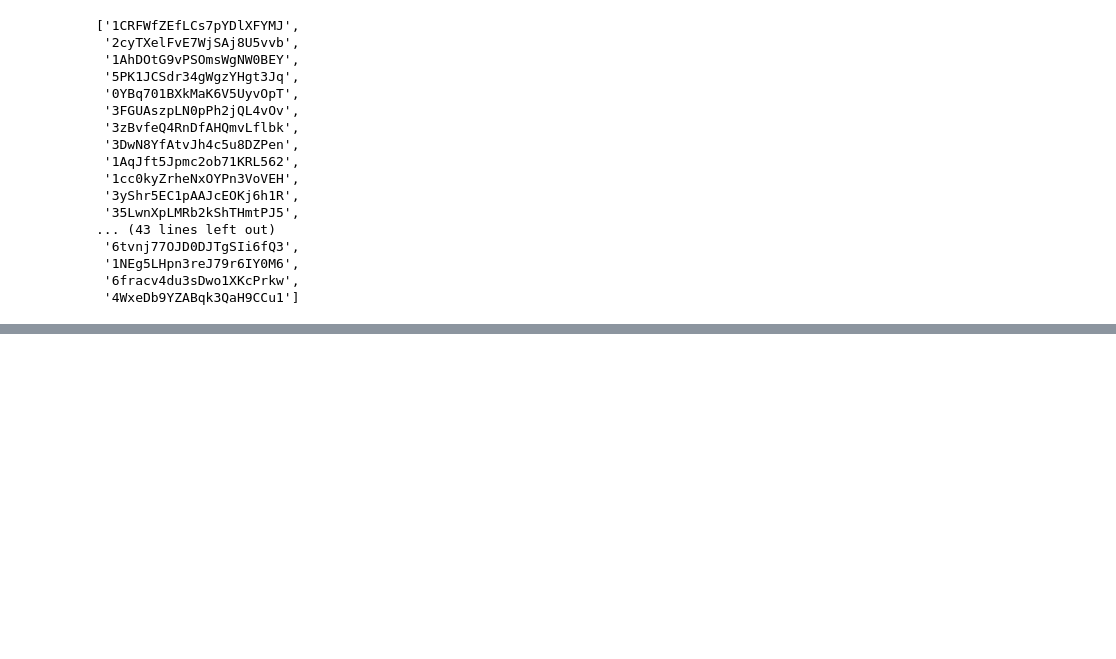
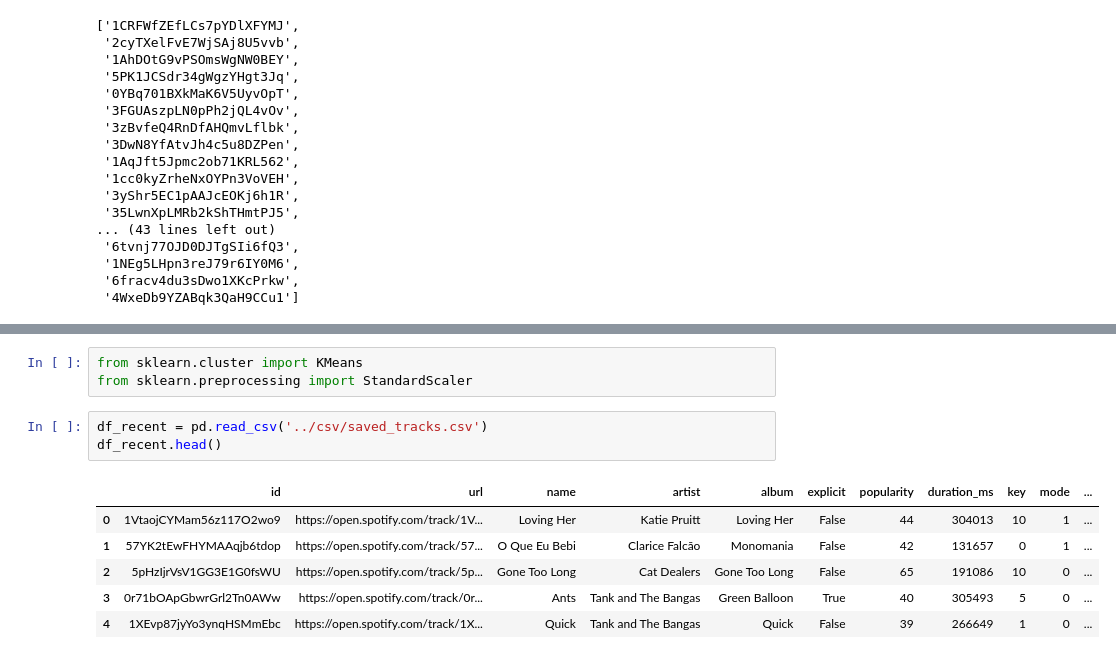
Before and after one commit to marcelodof/spotify-analysis, a Jupyter notebook: notebook/SpotifyExplorationNotebook.ipynb, the cells around one changed output, grey strips where cells are left out. Drawn from its saved outputs; the diff is of its cells as text; blank space fills up the shorter version.

Commit message:
Adding clustering

```diff
--- a/notebook/SpotifyExplorationNotebook.ipynb
+++ b/notebook/SpotifyExplorationNotebook.ipynb
@@ -153,0 +160,13 @@ tracks
+# %%
+from sklearn.cluster import KMeans
+from sklearn.preprocessing import StandardScaler
+# %%
+df_recent = pd.read_csv('../csv/saved_tracks.csv')
+df_recent.head()
+# %% [output]
+|  | id | url | name | artist | album | explicit | popularity | duration_ms | key | mode | ... |
+| 0 | 1VtaojCYMam56z117O2wo9 | https://open.spotify.com/track/1V... | Loving Her | Katie Pruitt | Loving Her | False | 44 | 304013 | 10 | 1 | ... |
+| 1 | 57YK2tEwFHYMAAqjb6tdop | https://open.spotify.com/track/57... | O Que Eu Bebi | Clarice Falcão | Monomania | False | 42 | 131657 | 0 | 1 | ... |
+| 2 | 5pHzIjrVsV1GG3E1G0fsWU | https://open.spotify.com/track/5p... | Gone Too Long | Cat Dealers | Gone Too Long | False | 65 | 191086 | 10 | 0 | ... |
+| 3 | 0r71bOApGbwrGrl2Tn0AWw | https://open.spotify.com/track/0r... | Ants | Tank and The Bangas | Green Balloon | True | 40 | 305493 | 5 | 0 | ... |
+| 4 | 1XEvp87jyYo3ynqHSMmEbc | https://open.spotify.com/track/1X... | Quick | Tank and The Bangas | Quick | False | 39 | 266649 | 1 | 0 | ... |
```
Also changed, not shown: parts of 11 cells of this notebook, 2 other files.
